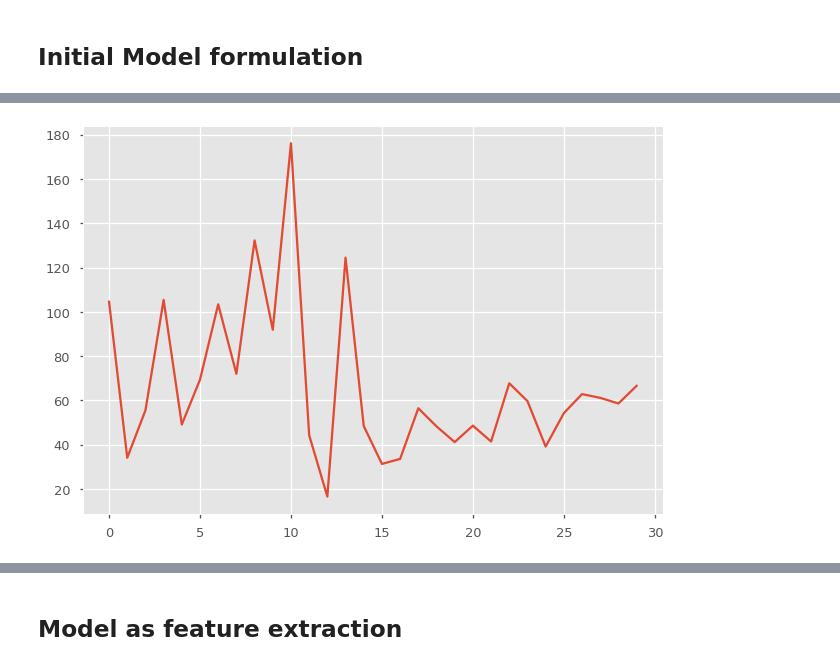
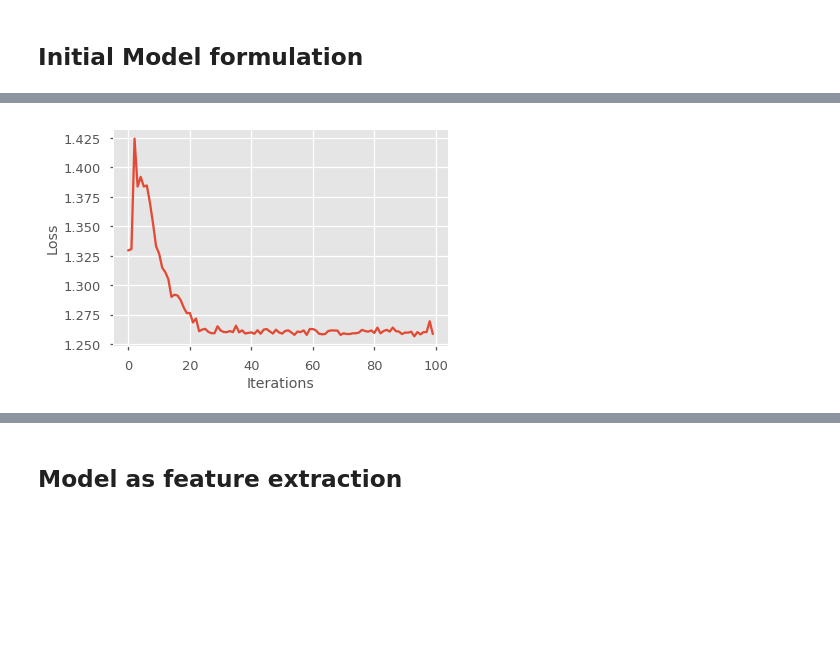
Before and after one commit to serre-lab/synchrony, a Jupyter notebook: notebooks/GMM_clustering.ipynb, the cells around one changed output, grey strips where cells are left out. Cells and saved outputs as stored; diff of their text form; code cells hidden in the pictures; blank space fills up the shorter version.

```diff
--- a/notebooks/GMM_clustering.ipynb
+++ b/notebooks/GMM_clustering.ipynb
@@ -294,6 +296,13 @@ class Kuramoto(nn.Module):
                           torch.nn.Sigmoid(),
                           torch.nn.Linear(num_hid,self.outdim))
 
+    def sample_couplings(self, batches, num_samples=64):
+        all_couplings = []
+        for batch in batches:
+            all_couplings.append(self.layers(batch.reshape(1,-1)).reshape(self.batch_size,self.batch_size).detach())
+        all_couplings = torch.stack(all_couplings).reshape(-1).numpy()
+        return all_couplings
+
     def forward(self,init_phase, x):
 
         #Infer couplings
@@ -323,13 +332,13 @@ class KuraTrainer(object):
         return self.init
         #return torch.normal(np.pi,0.05,(batch_size,)).float().unsqueeze(0)
 
-
     def plot_data(self,num_points):
         a, idx = self.data_generator.sample(num_points)
         plt.scatter(a[:,0],a[:,1],c=idx)
         plt.show()
 
-    def train(self,gradient_steps=50,lr=0.1, alpha=.1, normalized=False, eps=1e-12,num_loss=0):
+
+    def train(self,gradient_steps=50,lr=0.1, alpha=.1, normalized=False, eps=1e-12,num_loss=0,burn_in_prop=.5, verbose=0):
         self.lh = []
         opt = torch.optim.Adam(self.model.parameters(), lr=lr)
         self.init_phase(self.batch_size)
@@ -344,14 +353,13 @@ class KuraTrainer(object):
             #Training by gradient descent via adjoint sensitivity method
             opt.zero_grad()
             phase, couplings = self.model(init_phase, batch.float())
-            loss = LossFunc(phase, masks,split=True)
-            print(' step : ', _,'Loss : ', loss)
+            loss = LossFunc(phase, masks,split=True, burn_in_prop=burn_in_prop)
             self.lh.append(loss[num_loss].detach().numpy())
 
             loss[num_loss].backward()
-
-            print(torch.pow(self.model.ODEDynamic.couplings.grad,2).sum())
-
+            if verbose > 0:
+                print('Step: {}. Loss: {}\n'.format(_, loss.numpy()))
+                print('Gradient norm: {}'.format(torch.pow(self.model.ODEDynamic.couplings.grad,2).sum().numpy()))
 
             self.model.couplings.backward(gradient=self.model.ODEDynamic.couplings.grad)
             opt.step()
@@ -367,5 +378,3 @@ gmm = GMM(n_components=4, centroids=[[2,-2],[4,4],[-3,3],[-2,-5]], cov_matrices=
 #gmm = GMM(n_components=2, centroids=[[2,-2],[2,2]], cov_matrices=[0.5*np.eye(2),0.2*np.eye(2)])
 LossFunc = circular_moments_batch
 Trainer = KuraTrainer(Model, gmm, LossFunc=LossFunc, batch_size=bs)
-# %%
-Trainer.train(gradient_steps=30)
@@ -390,5 +381,12 @@ tensor(2.1960e+20)
+# %%
+lr=1e-3
+gradient_steps=100
+Trainer.train(gradient_steps=gradient_steps, lr=lr)
 # %%
 plt.plot(Trainer.lh)
+plt.xlabel('Iterations')
+plt.ylabel('Loss')
 plt.show()
+print('Final Loss: {}'.format(Trainer.lh[-1]))
 # %% [output]
-[figure, old version]
+[figure, new version]
```
Also changed, not shown: parts of 35 cells of this notebook, 1 other file.
